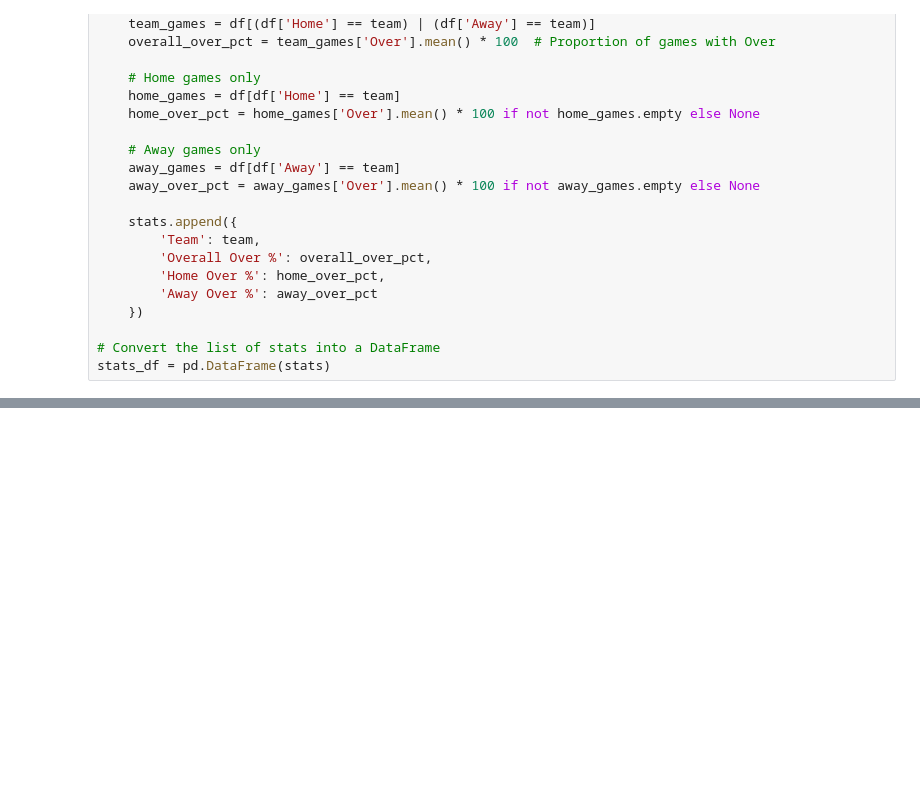
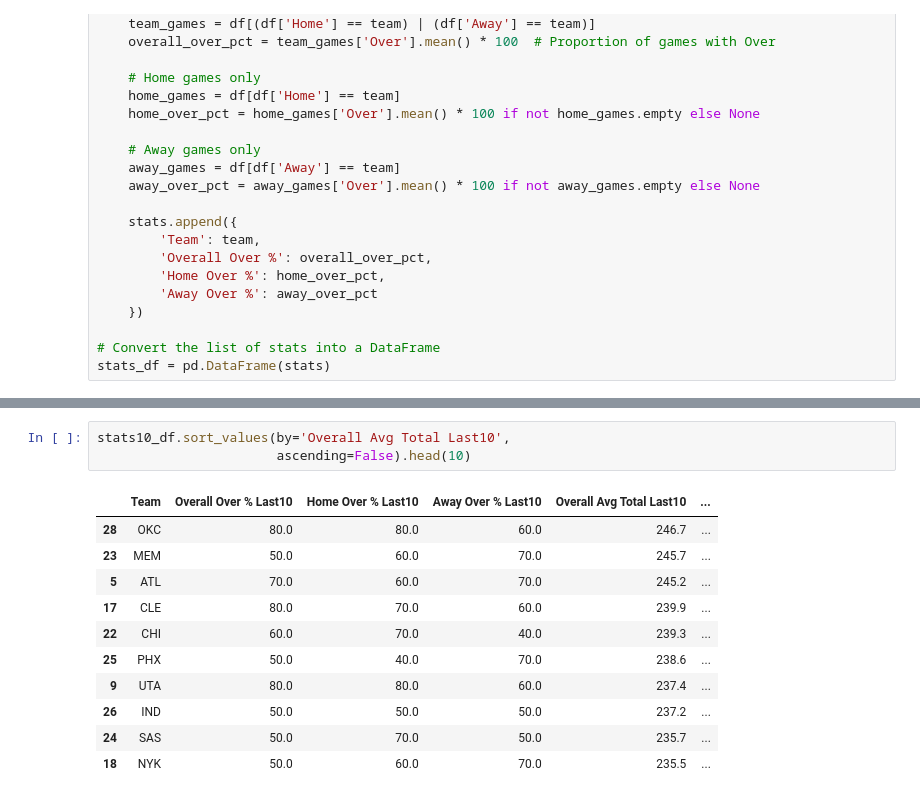
Before and after one commit to tyler-otoole/nba-points, a Jupyter notebook: notebooks/eda.ipynb, the cells around one changed output, grey strips where cells are left out. Saved outputs shown, nothing was run; the diff lists cells and outputs as text; blank space fills up the shorter version.

```diff
--- a/notebooks/eda.ipynb
+++ b/notebooks/eda.ipynb
@@ -96,0 +161,15 @@ stats_df.sort_values('Overall Over %', ascending=False).head(10)
+# %%
+stats10_df.sort_values(by='Overall Avg Total Last10',
+                       ascending=False).head(10)
+# %% [output]
+|  | Team | Overall Over % Last10 | Home Over % Last10 | Away Over % Last10 | Overall Avg Total Last10 | ... |
+| 28 | OKC | 80.0 | 80.0 | 60.0 | 246.7 | ... |
+| 23 | MEM | 50.0 | 60.0 | 70.0 | 245.7 | ... |
+| 5 | ATL | 70.0 | 60.0 | 70.0 | 245.2 | ... |
+| 17 | CLE | 80.0 | 70.0 | 60.0 | 239.9 | ... |
+| 22 | CHI | 60.0 | 70.0 | 40.0 | 239.3 | ... |
+| 25 | PHX | 50.0 | 40.0 | 70.0 | 238.6 | ... |
+| 9 | UTA | 80.0 | 80.0 | 60.0 | 237.4 | ... |
+| 26 | IND | 50.0 | 50.0 | 50.0 | 237.2 | ... |
+| 24 | SAS | 50.0 | 70.0 | 50.0 | 235.7 | ... |
+| 18 | NYK | 50.0 | 60.0 | 70.0 | 235.5 | ... |
```
Also changed, not shown: parts of 9 cells of this notebook, 1 other file.
